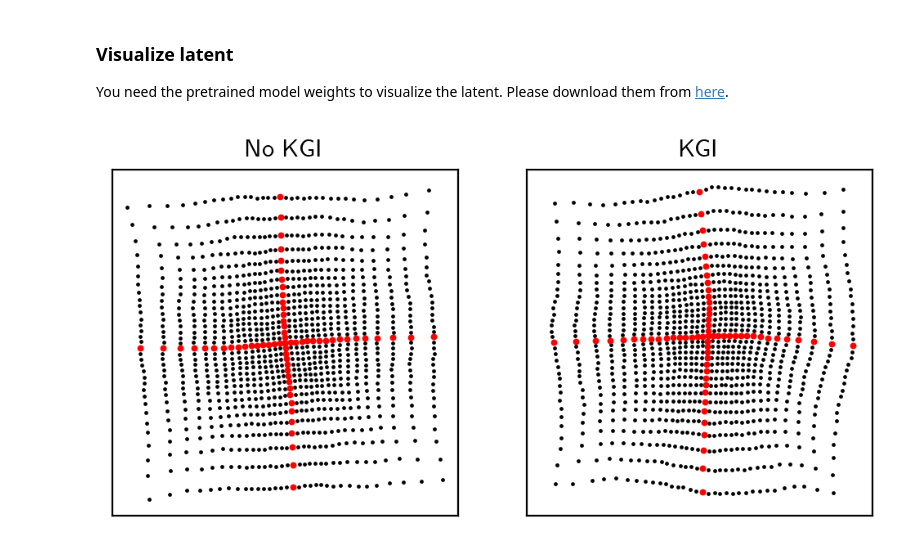
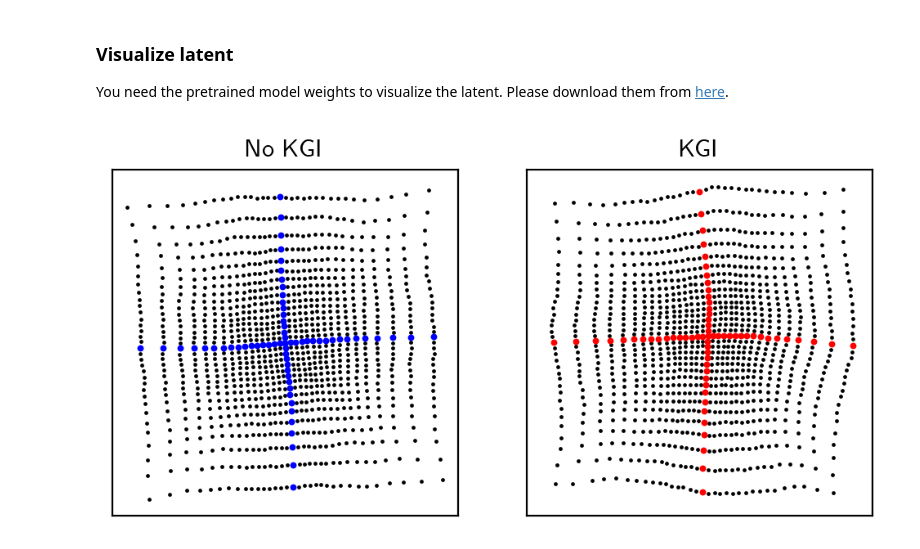
Before and after one commit to kuangdai/mlp_kgi, a Jupyter notebook: 06_disentanglement.ipynb, the cells around one changed output. Cells and saved outputs as stored; diff of their text form; code cells hidden in the pictures.

```diff
--- a/06_disentanglement.ipynb
+++ b/06_disentanglement.ipynb
@@ -370,24 +370,24 @@ xy_kgi = get_latent("results/disent_models/models_0_True.pt")
 # %%
 fig, axes = plt.subplots(1, 2, dpi=200, figsize=(6, 3))
 axes[0].scatter(xy_def[:, 0], xy_def[:, 1], s=3, c='k', lw=0)
-axes[0].scatter(xy_def[:, 0].reshape(33, 33)[16, :], xy_def[:, 1].reshape(33, 33)[16, :], s=8, c='r', lw=0)
-axes[0].scatter(xy_def[:, 0].reshape(33, 33)[:, 16], xy_def[:, 1].reshape(33, 33)[:, 16], s=8, c='r', lw=0)
+axes[0].scatter(xy_def[:, 0].reshape(33, 33)[16, :], xy_def[:, 1].reshape(33, 33)[16, :], s=8, c='b', lw=0)
+axes[0].scatter(xy_def[:, 0].reshape(33, 33)[:, 16], xy_def[:, 1].reshape(33, 33)[:, 16], s=8, c='b', lw=0)
 axes[0].set_aspect(1)
 axes[0].set_xticks([])
 axes[0].set_yticks([])
 axes[1].scatter(xy_kgi[:, 0], xy_kgi[:, 1], s=3, c='k', lw=0)
 axes[1].scatter(xy_kgi[:, 0].reshape(33, 33)[16, :], xy_kgi[:, 1].reshape(33, 33)[16, :], s=8, c='r', lw=0)
 axes[1].scatter(xy_kgi[:, 0].reshape(33, 33)[:, 16], xy_kgi[:, 1].reshape(33, 33)[:, 16], s=8, c='r', lw=0)
 axes[1].set_aspect(1)
 axes[1].set_xticks([])
 axes[1].set_yticks([])
 axes[0].set_xlim(-2.5, 2.5)
 axes[0].set_ylim(-2.5, 2.5)
 axes[1].set_xlim(-2.5, 2.5)
 axes[1].set_ylim(-2.5, 2.5)
 axes[0].set_title("No KGI", fontsize=11)
 axes[1].set_title("KGI", fontsize=11)
 plt.savefig("figs/disent_latent.pdf", bbox_inches='tight', pad_inches=0.01)
 plt.show()
 # %% [output]
-[figure, old version]
+[figure, new version]
```
Also changed, not shown: 2 other files.
